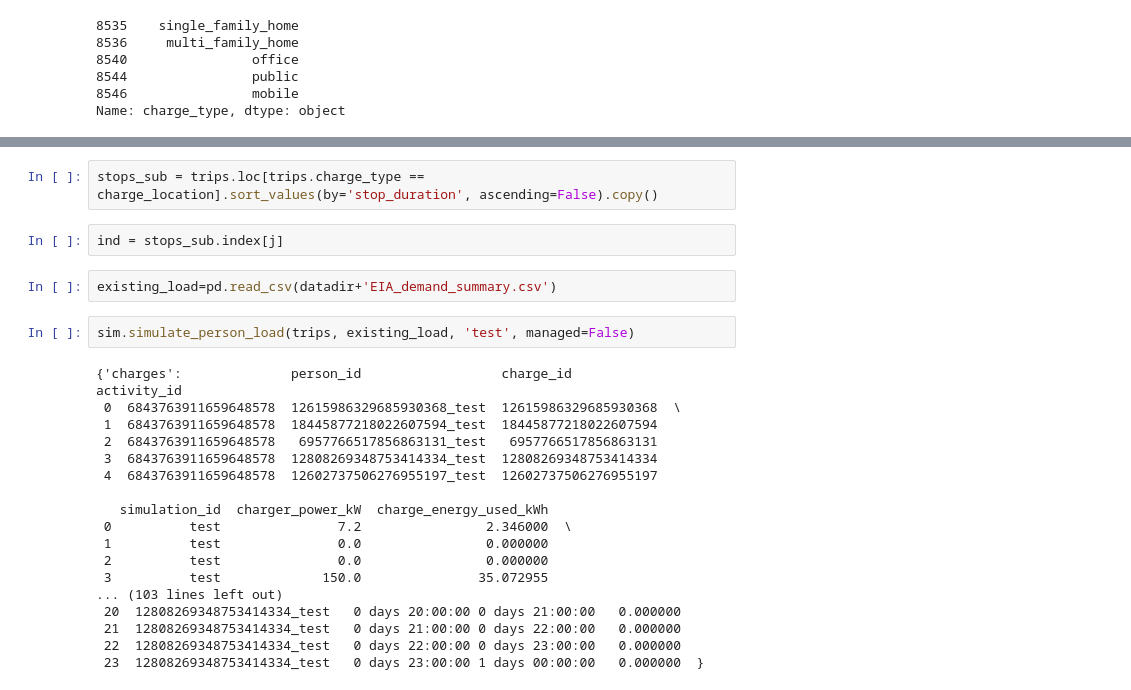
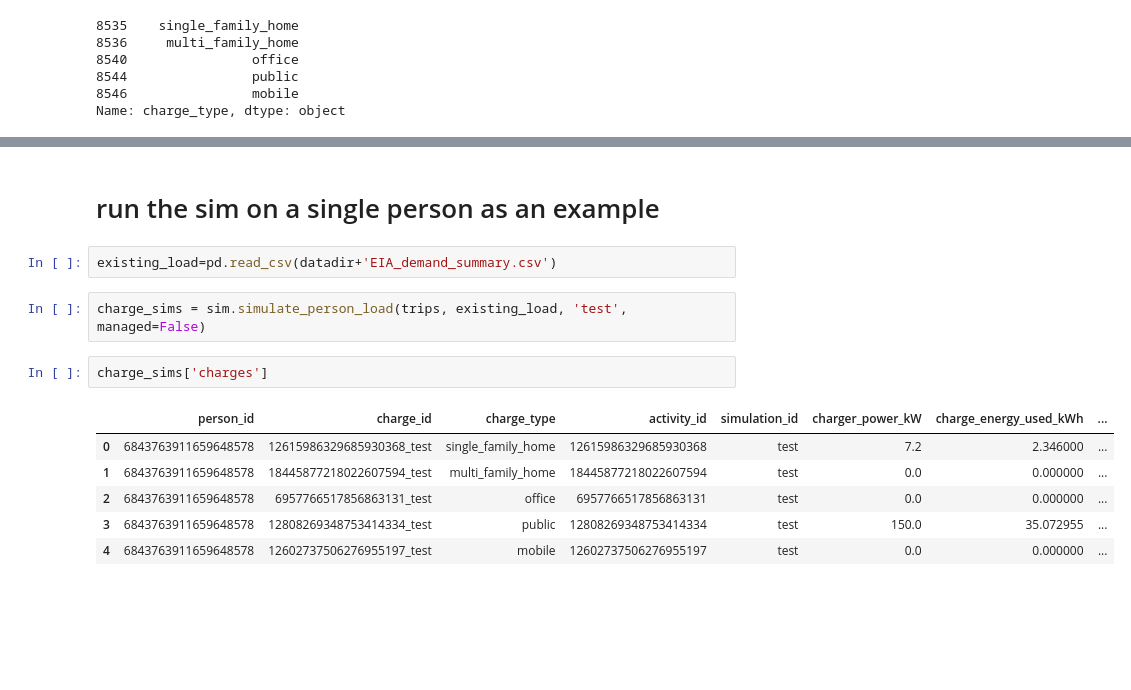
Before and after one commit to rmi-mobility-data-science/replicaEVSE, a Jupyter notebook: notebooks/charger_logic_dev.ipynb, the cells around one changed output, grey strips where cells are left out. Saved outputs shown, nothing was run; the diff lists cells and outputs as text; blank space fills up the shorter version.

```diff
--- a/notebooks/charger_logic_dev.ipynb
+++ b/notebooks/charger_logic_dev.ipynb
@@ -336,26 +325,15 @@ IndexError: index 1 is out of bounds for axis 0 with size 0
-# %%
-stops_sub = trips.loc[trips.charge_type == charge_location].sort_values(by='stop_duration', ascending=False).copy()
-# %%
-ind = stops_sub.index[j]
+# %% [markdown]
+# run the sim on a single person as an example
 # %%
 existing_load=pd.read_csv(datadir+'EIA_demand_summary.csv')
 # %%
-sim.simulate_person_load(trips, existing_load, 'test', managed=False)
+charge_sims = sim.simulate_person_load(trips, existing_load, 'test', managed=False)
-# %% [output]
-{'charges':              person_id                  charge_id           activity_id
- 0  6843763911659648578  12615986329685930368_test  12615986329685930368  \
- 1  6843763911659648578  18445877218022607594_test  18445877218022607594
- 2  6843763911659648578   6957766517856863131_test   6957766517856863131
- 3  6843763911659648578  12808269348753414334_test  12808269348753414334
- 4  6843763911659648578  12602737506276955197_test  12602737506276955197
-
-   simulation_id  charger_power_kW  charge_energy_used_kWh
- 0          test               7.2                2.346000  \
- 1          test               0.0                0.000000
- 2          test               0.0                0.000000
- 3          test             150.0               35.072955
-... (103 lines left out)
- 20  12808269348753414334_test   0 days 20:00:00 0 days 21:00:00   0.000000
- 21  12808269348753414334_test   0 days 21:00:00 0 days 22:00:00   0.000000
- 22  12808269348753414334_test   0 days 22:00:00 0 days 23:00:00   0.000000
- 23  12808269348753414334_test   0 days 23:00:00 1 days 00:00:00   0.000000  }
+# %%
+charge_sims['charges']
+# %% [output]
+|  | person_id | charge_id | charge_type | activity_id | simulation_id | charger_power_kW | charge_energy_used_kWh | ... |
+| 0 | 6843763911659648578 | 12615986329685930368_test | single_family_home | 12615986329685930368 | test | 7.2 | 2.346000 | ... |
+| 1 | 6843763911659648578 | 18445877218022607594_test | multi_family_home | 18445877218022607594 | test | 0.0 | 0.000000 | ... |
+| 2 | 6843763911659648578 | 6957766517856863131_test | office | 6957766517856863131 | test | 0.0 | 0.000000 | ... |
+| 3 | 6843763911659648578 | 12808269348753414334_test | public | 12808269348753414334 | test | 150.0 | 35.072955 | ... |
+| 4 | 6843763911659648578 | 12602737506276955197_test | mobile | 12602737506276955197 | test | 0.0 | 0.000000 | ... |
```
Also changed, not shown: parts of 5 cells of this notebook, 3 other files.
